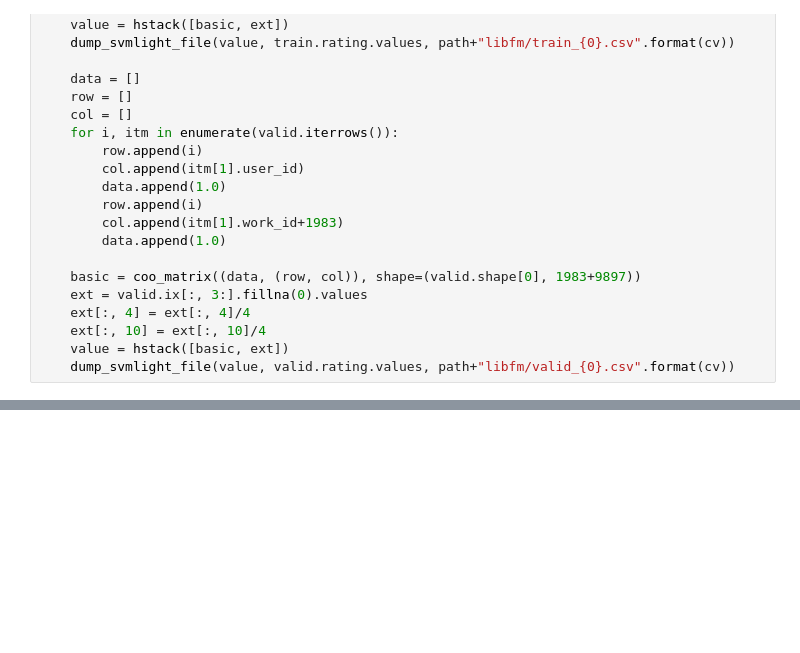
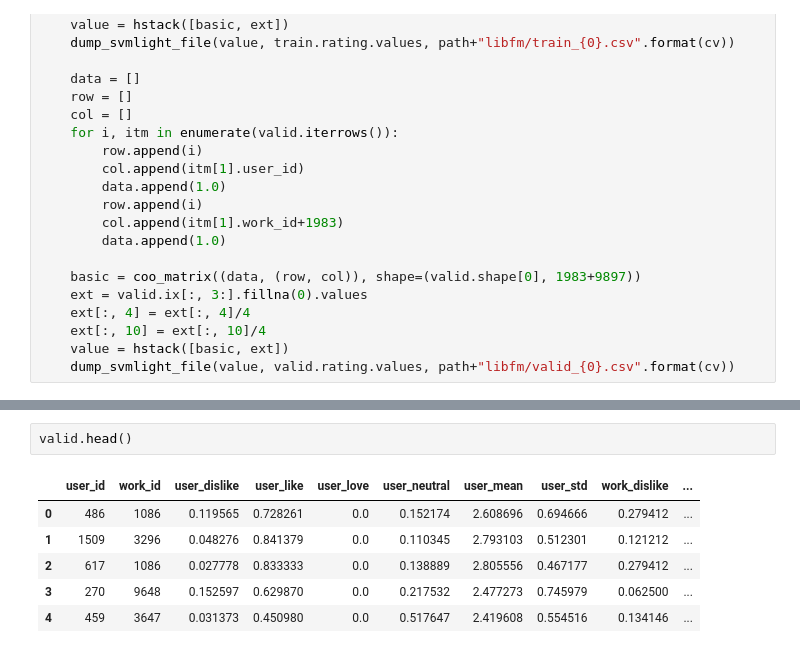
Before and after one commit to wattlebird/MangakiChallenge, a Jupyter notebook: FeatureExtraction.ipynb, the cells around one changed output, grey strips where cells are left out. Drawn from its saved outputs; the diff is of its cells as text; blank space fills up the shorter version.

```diff
--- a/FeatureExtraction.ipynb
+++ b/FeatureExtraction.ipynb
@@ -462,0 +481,9 @@ dump_svmlight_file(value, np.zeros(valid.shape[0]), path+"libfm/test_0.csv")
+# %%
+valid.head()
+# %% [output]
+|  | user_id | work_id | user_dislike | user_like | user_love | user_neutral | user_mean | user_std | work_dislike | ... |
+| 0 | 486 | 1086 | 0.119565 | 0.728261 | 0.0 | 0.152174 | 2.608696 | 0.694666 | 0.279412 | ... |
+| 1 | 1509 | 3296 | 0.048276 | 0.841379 | 0.0 | 0.110345 | 2.793103 | 0.512301 | 0.121212 | ... |
+| 2 | 617 | 1086 | 0.027778 | 0.833333 | 0.0 | 0.138889 | 2.805556 | 0.467177 | 0.279412 | ... |
+| 3 | 270 | 9648 | 0.152597 | 0.629870 | 0.0 | 0.217532 | 2.477273 | 0.745979 | 0.062500 | ... |
+| 4 | 459 | 3647 | 0.031373 | 0.450980 | 0.0 | 0.517647 | 2.419608 | 0.554516 | 0.134146 | ... |
```
Also changed, not shown: parts of 11 cells of this notebook, 3 other files.
